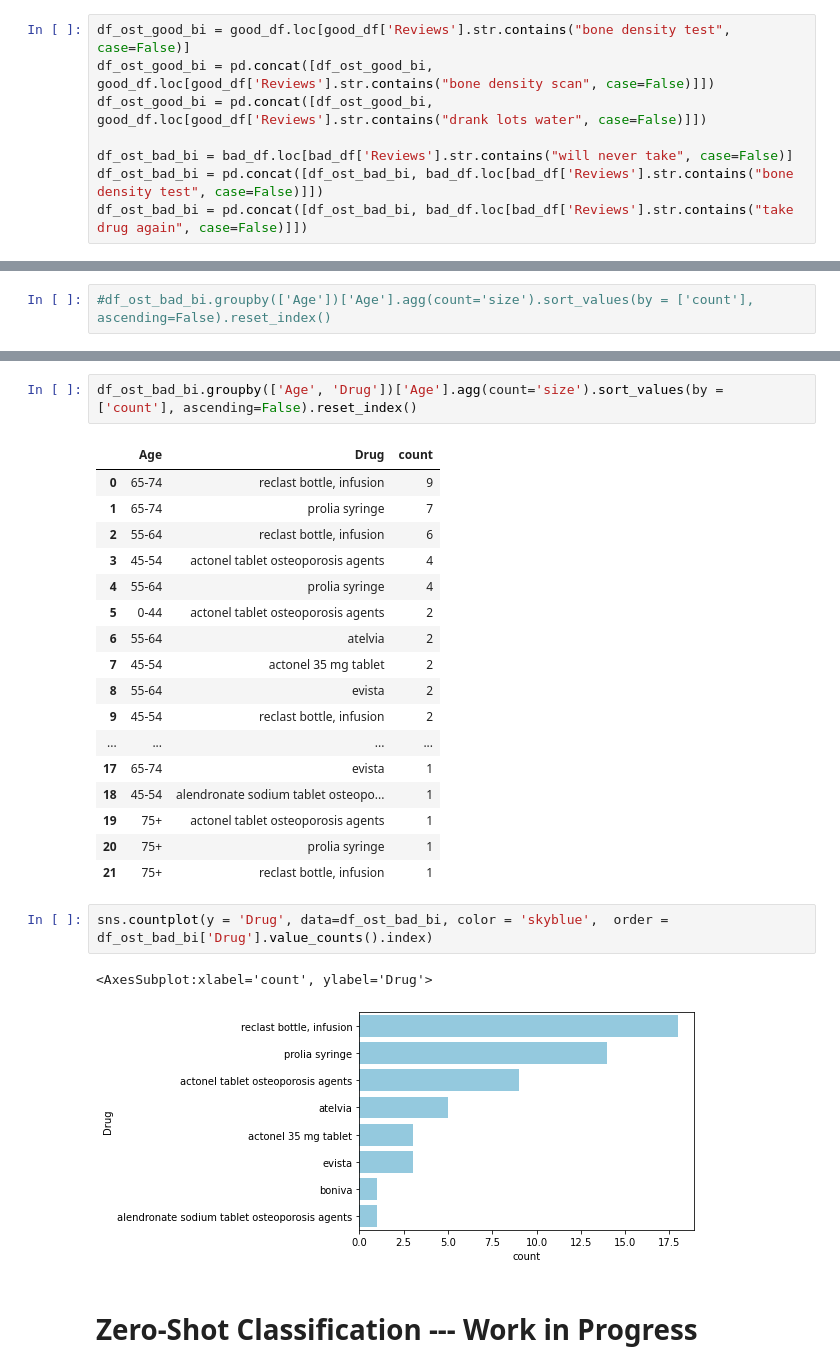
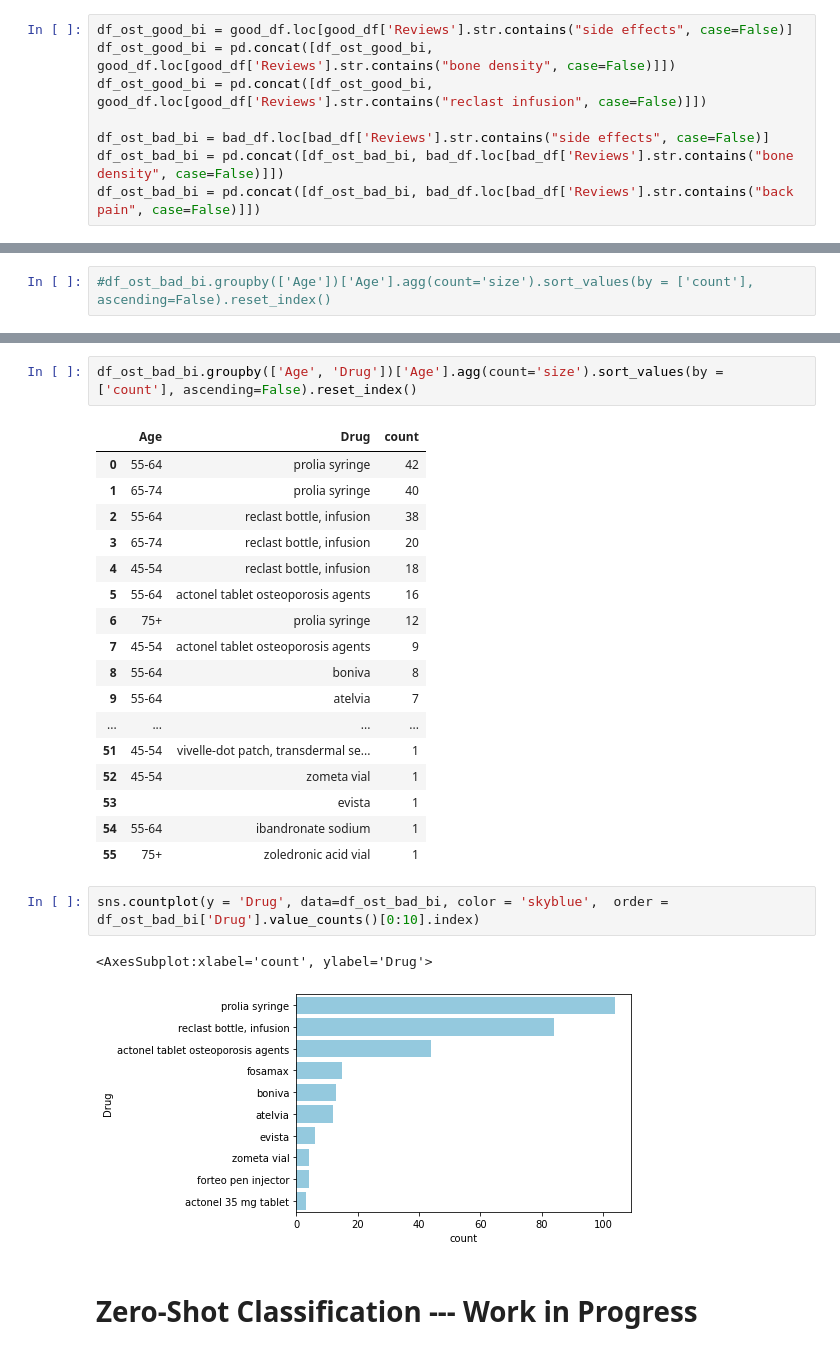
Before and after one commit to woonsupkim/DrugReview, a Jupyter notebook: NLP_Visuals.ipynb, the cells around one changed output, grey strips where cells are left out. Drawn from its saved outputs; the diff is of its cells as text.

```diff
--- a/NLP_Visuals.ipynb
+++ b/NLP_Visuals.ipynb
@@ -302,13 +302,13 @@ py.iplot(fig, filename='word-plots')
 # %% [markdown]
 # Demographic Analysis
 # %%
-df_ost_good_bi = good_df.loc[good_df['Reviews'].str.contains("bone density test", case=False)]
-df_ost_good_bi = pd.concat([df_ost_good_bi, good_df.loc[good_df['Reviews'].str.contains("bone density scan", case=False)]])
-df_ost_good_bi = pd.concat([df_ost_good_bi, good_df.loc[good_df['Reviews'].str.contains("drank lots water", case=False)]])
+df_ost_good_bi = good_df.loc[good_df['Reviews'].str.contains("side effects", case=False)]
+df_ost_good_bi = pd.concat([df_ost_good_bi, good_df.loc[good_df['Reviews'].str.contains("bone density", case=False)]])
+df_ost_good_bi = pd.concat([df_ost_good_bi, good_df.loc[good_df['Reviews'].str.contains("reclast infusion", case=False)]])
 
-df_ost_bad_bi = bad_df.loc[bad_df['Reviews'].str.contains("will never take", case=False)]
-df_ost_bad_bi = pd.concat([df_ost_bad_bi, bad_df.loc[bad_df['Reviews'].str.contains("bone density test", case=False)]])
-df_ost_bad_bi = pd.concat([df_ost_bad_bi, bad_df.loc[bad_df['Reviews'].str.contains("take drug again", case=False)]])
+df_ost_bad_bi = bad_df.loc[bad_df['Reviews'].str.contains("side effects", case=False)]
+df_ost_bad_bi = pd.concat([df_ost_bad_bi, bad_df.loc[bad_df['Reviews'].str.contains("bone density", case=False)]])
+df_ost_bad_bi = pd.concat([df_ost_bad_bi, bad_df.loc[bad_df['Reviews'].str.contains("back pain", case=False)]])
 # %% [markdown]
 ## Good Bigrams Analysis
 # %%
@@ -439,27 +484,27 @@ df_ost_bad_bi.groupby(['Condition'])['Condition'].agg(count='size').reset_index(
 df_ost_bad_bi.groupby(['Age', 'Drug'])['Age'].agg(count='size').sort_values(by = ['count'], ascending=False).reset_index()
 # %% [output]
 |  | Age | Drug | count |
-| 0 | 65-74 | reclast bottle, infusion | 9 |
-| 1 | 65-74 | prolia syringe | 7 |
-| 2 | 55-64 | reclast bottle, infusion | 6 |
-| 3 | 45-54 | actonel tablet osteoporosis agents | 4 |
-| 4 | 55-64 | prolia syringe | 4 |
-| 5 | 0-44 | actonel tablet osteoporosis agents | 2 |
-| 6 | 55-64 | atelvia | 2 |
-| 7 | 45-54 | actonel 35 mg tablet | 2 |
-| 8 | 55-64 | evista | 2 |
-| 9 | 45-54 | reclast bottle, infusion | 2 |
+| 0 | 55-64 | prolia syringe | 42 |
+| 1 | 65-74 | prolia syringe | 40 |
+| 2 | 55-64 | reclast bottle, infusion | 38 |
+| 3 | 65-74 | reclast bottle, infusion | 20 |
+| 4 | 45-54 | reclast bottle, infusion | 18 |
+| 5 | 55-64 | actonel tablet osteoporosis agents | 16 |
+| 6 | 75+ | prolia syringe | 12 |
+| 7 | 45-54 | actonel tablet osteoporosis agents | 9 |
+| 8 | 55-64 | boniva | 8 |
+| 9 | 55-64 | atelvia | 7 |
 | ... | ... | ... | ... |
-| 17 | 65-74 | evista | 1 |
-| 18 | 45-54 | alendronate sodium tablet osteopo... | 1 |
-| 19 | 75+ | actonel tablet osteoporosis agents | 1 |
-| 20 | 75+ | prolia syringe | 1 |
-| 21 | 75+ | reclast bottle, infusion | 1 |
+| 51 | 45-54 | vivelle-dot patch, transdermal se... | 1 |
+| 52 | 45-54 | zometa vial | 1 |
+| 53 |  | evista | 1 |
+| 54 | 55-64 | ibandronate sodium | 1 |
+| 55 | 75+ | zoledronic acid vial | 1 |
 # %%
-sns.countplot(y = 'Drug', data=df_ost_bad_bi, color = 'skyblue',  order = df_ost_bad_bi['Drug'].value_counts().index)
+sns.countplot(y = 'Drug', data=df_ost_bad_bi, color = 'skyblue',  order = df_ost_bad_bi['Drug'].value_counts()[0:10].index)
 # %% [output]
 <AxesSubplot:xlabel='count', ylabel='Drug'>
-[figure, old version]
+[figure, new version]
 # %% [markdown]
 # Zero-Shot Classification --- Work in Progress
 # %%
```
Also changed, not shown: parts of 12 cells of this notebook.
